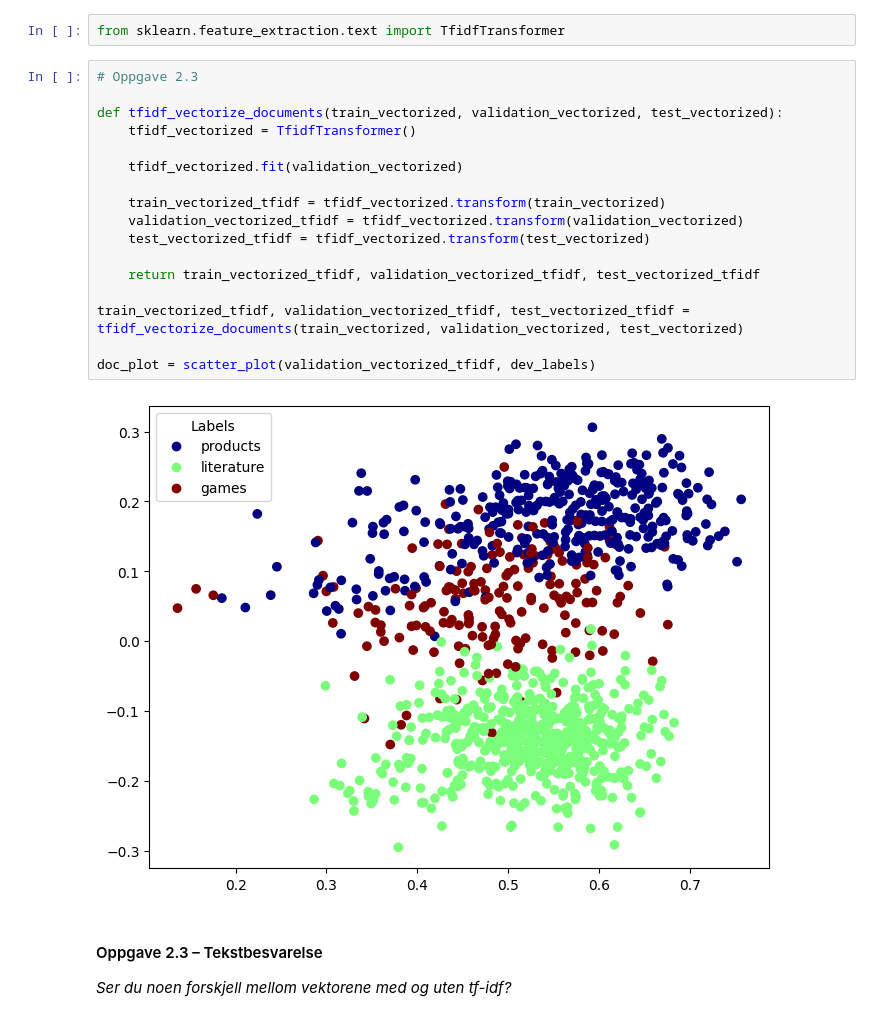
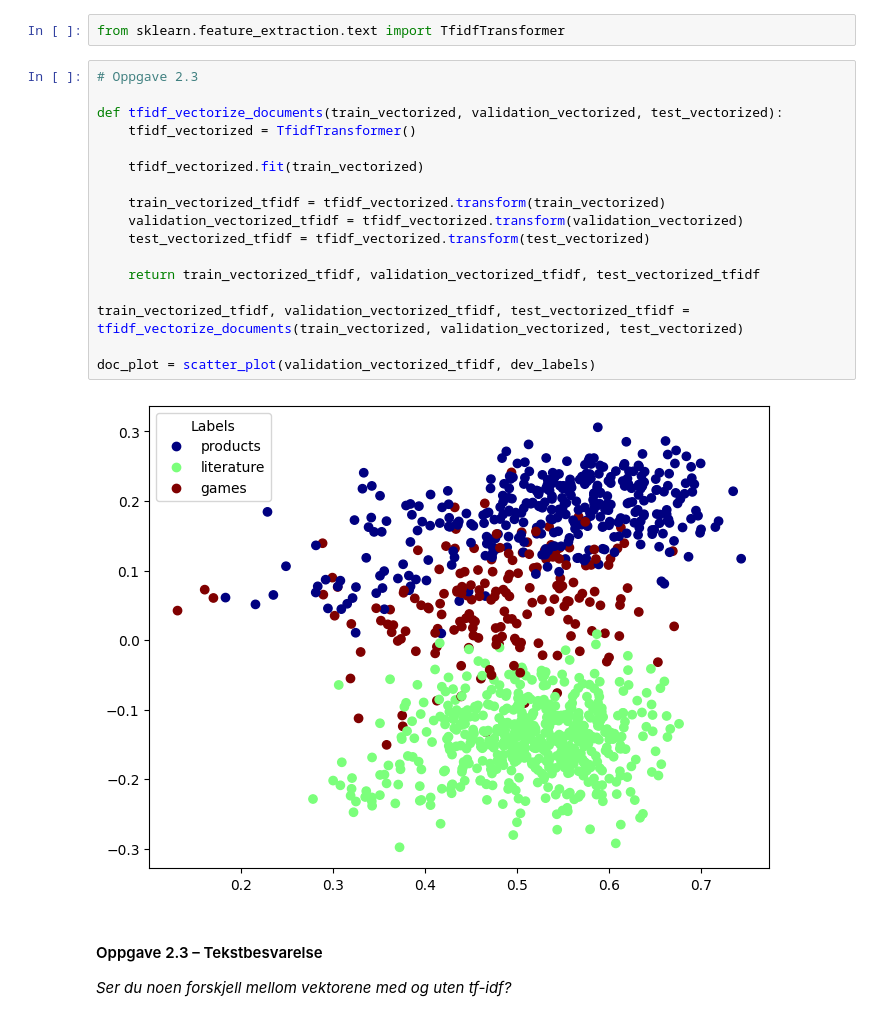
Before and after one commit to Alliananaz/uni, a Jupyter notebook: in1160/oblig1b/oblig_1b.ipynb, the cells around one changed output. Saved outputs shown, nothing was run; the diff lists cells and outputs as text.

```diff
--- a/in1160/oblig1b/oblig_1b.ipynb
+++ b/in1160/oblig1b/oblig_1b.ipynb
@@ -256,22 +256,22 @@ from sklearn.feature_extraction.text import TfidfTransformer
 # %%
 # Oppgave 2.3
 
 def tfidf_vectorize_documents(train_vectorized, validation_vectorized, test_vectorized):
     tfidf_vectorized = TfidfTransformer()
 
-    tfidf_vectorized.fit(validation_vectorized)
+    tfidf_vectorized.fit(train_vectorized)
 
     train_vectorized_tfidf = tfidf_vectorized.transform(train_vectorized)
     validation_vectorized_tfidf = tfidf_vectorized.transform(validation_vectorized)
     test_vectorized_tfidf = tfidf_vectorized.transform(test_vectorized)
 
     return train_vectorized_tfidf, validation_vectorized_tfidf, test_vectorized_tfidf
 
 train_vectorized_tfidf, validation_vectorized_tfidf, test_vectorized_tfidf = tfidf_vectorize_documents(train_vectorized, validation_vectorized, test_vectorized)
 
 doc_plot = scatter_plot(validation_vectorized_tfidf, dev_labels)
 # %% [output]
-[figure, old version]
+[figure, new version]
 # %% [markdown]
 #### Oppgave 2.3 – Tekstbesvarelse
 *Ser du noen forskjell mellom vektorene med og uten tf-idf?*
```
Also changed, not shown: parts of 1 cell of this notebook.
